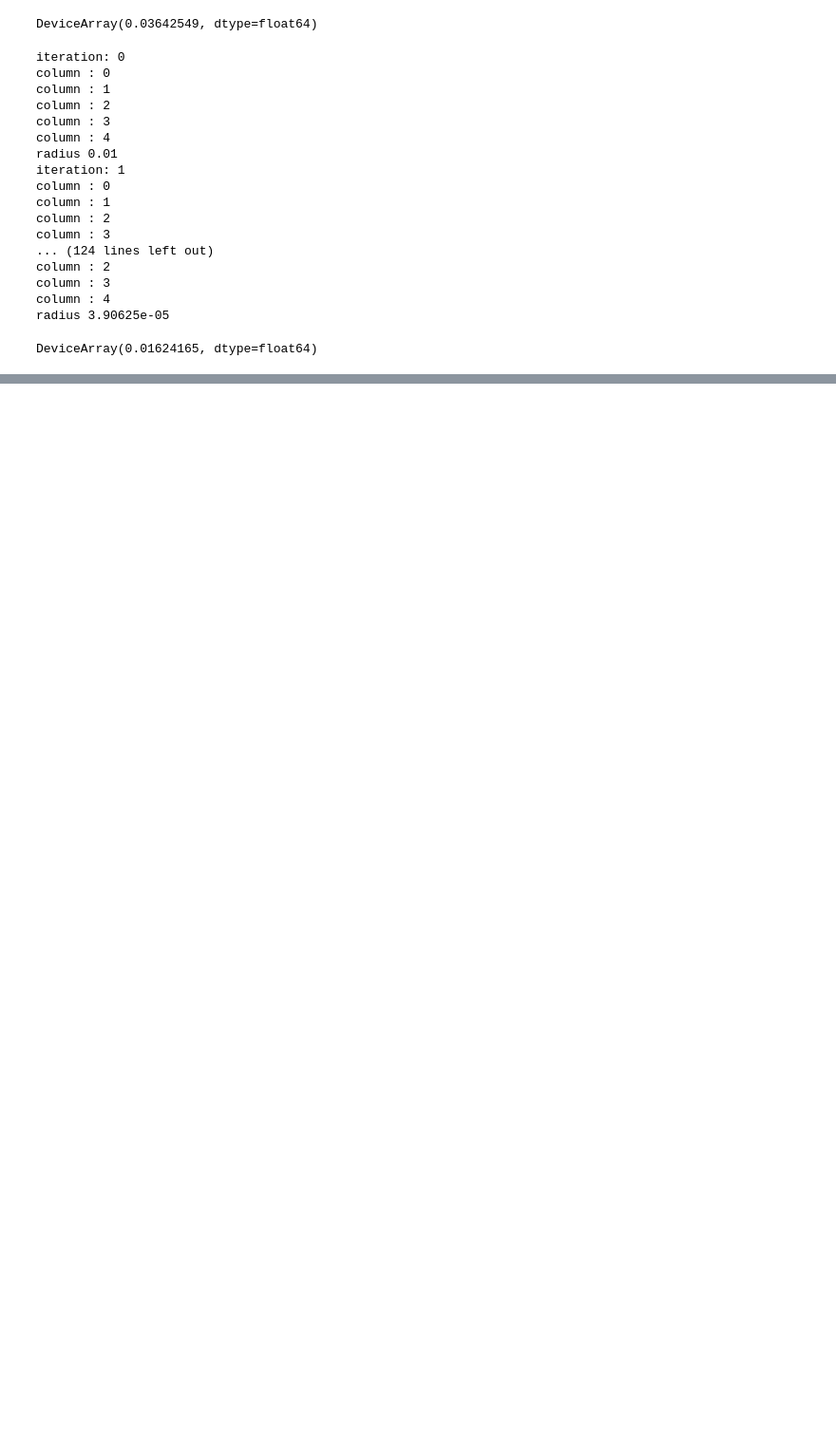
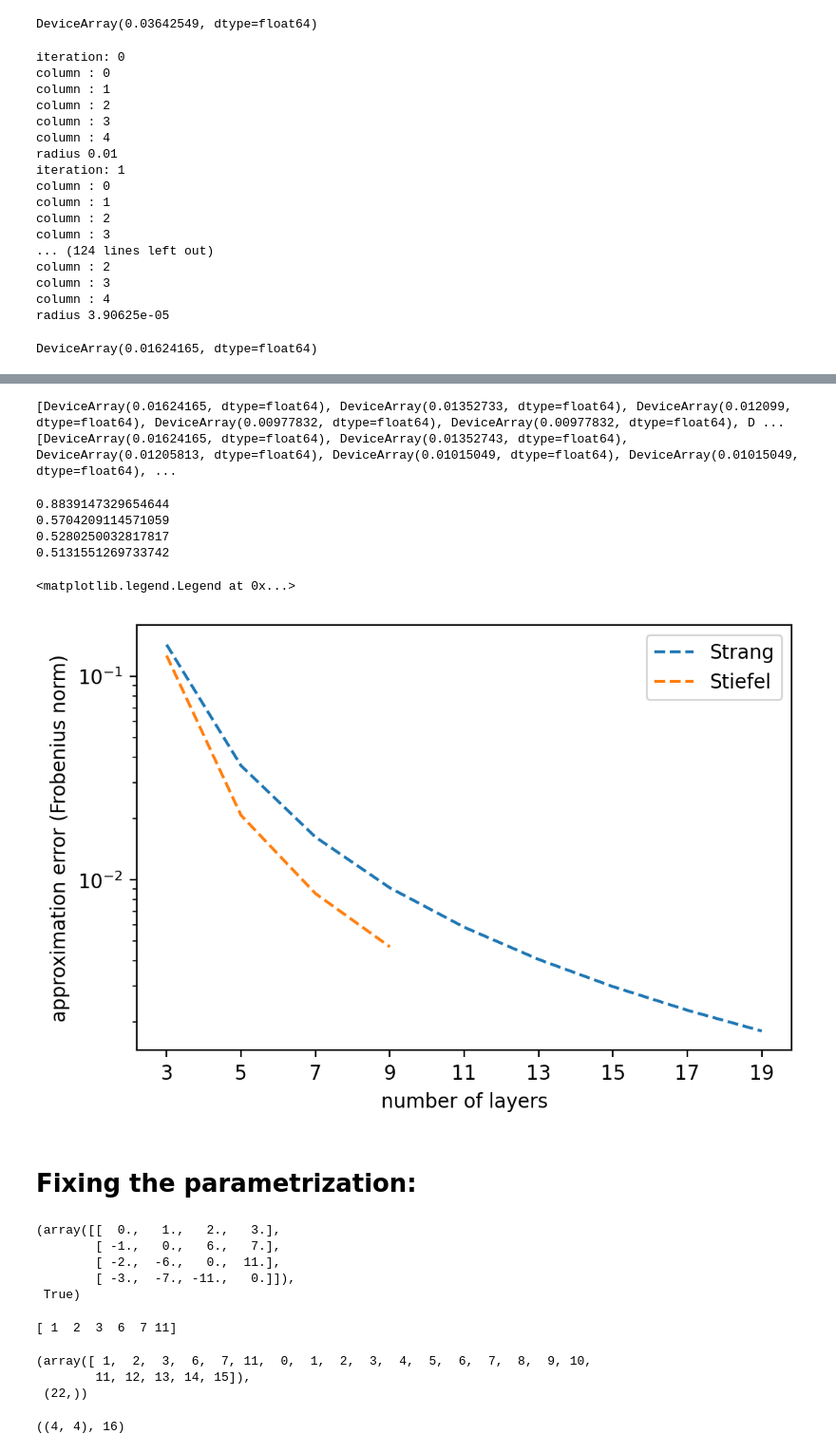
Before and after one commit to EmilianoG-byte/opentn, a Jupyter notebook: experiments/trust_region_2site_ansatz.ipynb, the cells around one changed output, grey strips where cells are left out. Shown at 95% size. Cells and saved outputs as stored; diff of their text form; code cells hidden in the pictures; blank space fills up the shorter version.

```diff
--- a/experiments/trust_region_2site_ansatz.ipynb
+++ b/experiments/trust_region_2site_ansatz.ipynb
@@ -838,0 +906,4 @@ column : 1
+# %%
+n = 4
+xs_stiefel_4_layers = [super2ortho(x.real, rank=2) for x in get_kitaev_trotter_local_ansatz(gamma, tau, n=n)]
+f_stiefel_layers(xs_stiefel_4_layers)
@@ -838,0 +912,4 @@ column : 1
+# %%
+xs_4_layers_1, f_4_layers_1, _, radius_4_layers_1 = riemannian_trust_region_optimize(
+    f_stiefel_layers, retract_stiefel, grad_stiefel_layers, hessian_stiefel_layers, xs_stiefel_4_layers, niter=20
+)
@@ -855,0 +947,59 @@ DeviceArray(0.57042091, dtype=float64)
+# %%
+print(f_3_layers_1)
+print(f_3_layers_rank_4)
+# %% [output]
+[DeviceArray(0.01624165, dtype=float64), DeviceArray(0.01352733, dtype=float64), DeviceArray(0.012099, dtype=float64), DeviceArray(0.00977832, dtype=float64), DeviceArray(0.00977832, dtype=float64), D ...
+[DeviceArray(0.01624165, dtype=float64), DeviceArray(0.01352743, dtype=float64), DeviceArray(0.01205813, dtype=float64), DeviceArray(0.01015049, dtype=float64), DeviceArray(0.01015049, dtype=float64), ...
+# %%
+for i in ([values[-1]/values[0] for values in [f_pbc_canon_upd_1, f_2_layers_1, f_3_layers_1, f_4_layers_1]]):
+    print(i)
+# %% [output]
+0.8839147329654644
+0.5704209114571059
+0.5280250032817817
+0.5131551269733742
+# %%
+# compare the un-optimized with the optimized:
+error_stiefel = [values[-1] for values in [f_pbc_canon_upd_1, f_2_layers_1, f_3_layers_1, f_4_layers_1]]
+# %%
+from opentn.utils import set_discrete_labels
+fig = plt.figure(dpi=200)
+ax = plt.gca()
+plt.ylabel('approximation error (Frobenius norm)')
+plt.xlabel('number of layers')
+plt.semilogy(error_suzuki, '--', label='Strang') #or Suzuki?
+plt.semilogy(error_stiefel, '--', label='Stiefel')
+set_discrete_labels(labels=[str(index) for index in (2*np.arange(1,len(error_suzuki)+1) + 1)], ax=ax, rotation=0)
+plt.legend()
+# %% [output]
+<matplotlib.legend.Legend at 0x...>
+[figure, added]
+# %% [markdown]
+# Fixing the parametrization:
+# %%
+x = xs_pbc_stiefel[0]
+p = x.shape[1]
+a = np.array(list(range(p**2))).reshape(p,p)
+from opentn.stiefel import square_to_upper_triangular, upper_triangular_to_antisymmetric, is_antisymmetric
+a_anti = upper_triangular_to_antisymmetric(square_to_upper_triangular(a), a.shape[0])
+a_anti, is_antisymmetric(a_anti)
+# %% [output]
+(array([[  0.,   1.,   2.,   3.],
+        [ -1.,   0.,   6.,   7.],
+        [ -2.,  -6.,   0.,  11.],
+        [ -3.,  -7., -11.,   0.]]),
+ True)
+# %%
+upper = a[np.triu_indices_from(a, k=1)]
+print(upper)
+stacked = np.hstack([upper, a.reshape(-1)])
+stacked, stacked.shape
+# %% [output]
+[ 1  2  3  6  7 11]
+(array([ 1,  2,  3,  6,  7, 11,  0,  1,  2,  3,  4,  5,  6,  7,  8,  9, 10,
+        11, 12, 13, 14, 15]),
+ (22,))
+# %%
+a.shape, a.size
+# %% [output]
+((4, 4), 16)
```
Also changed, not shown: parts of 20 cells of this notebook, 2 other files.
